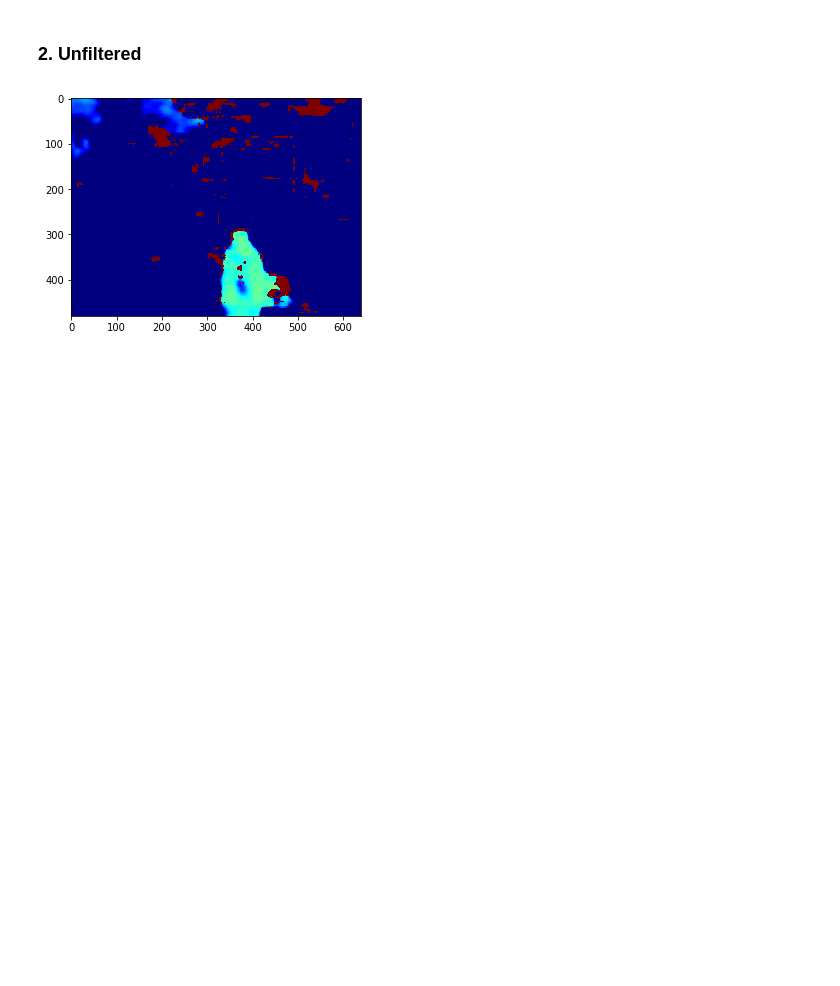
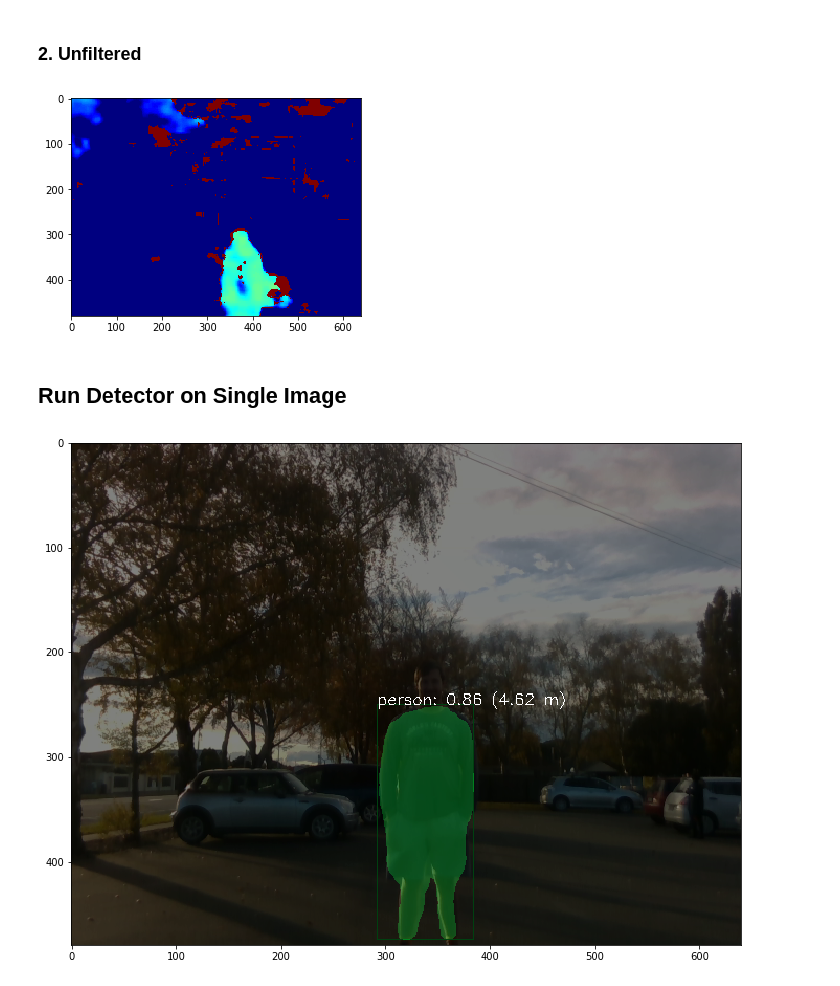
Before and after one commit to adamtupper/pedestrian-proximity-detector, a Jupyter notebook: model_evaluation.ipynb, the cells around one changed output. Saved outputs shown, nothing was run; the diff lists cells and outputs as text; code cells hidden in the pictures; blank space fills up the shorter version.

Commit message:
Update single image detector.

```diff
--- a/model_evaluation.ipynb
+++ b/model_evaluation.ipynb
@@ -76,6 +76,7 @@ predictor = PedestrianPredictor(
 DATA_DIR = '/media/adam/HDD Storage/Datasets/lighting-eval-data/'
 # %%
 condition_dirs = [d.split('/')[-2] for d in glob.glob(os.path.join(DATA_DIR, '*/'))]
+condition_dirs =
 
 for condition_dir in condition_dirs:
     image_paths = [f for f in glob.glob(os.path.join(DATA_DIR, condition_dir, '*Color*'))]
@@ -136,9 +134,0 @@ Fill Rate: 0.989 (0.004)         [overcast_5m]
-# %%
-colour_path = '/media/adam/HDD Storage/Datasets/lighting-eval-data/direct_sunlight_4m/direct_sunlight_4m_Color_243.png'
-depth_path = '/media/adam/HDD Storage/Datasets/lighting-eval-data/direct_sunlight_4m/direct_sunlight_4m_Depth_243.png'
-colour_image = cv.imread(colour_path)
-depth_image = cv.cvtColor(cv.imread(depth_path), cv.COLOR_RGB2GRAY)
-detector_result = predictor.run_on_opencv_image(colour_image, depth_image * depth_scale)
-plt.figure(figsize=(7.5, 7.5))
-plt.imshow(detector_result)
-plt.show()
@@ -267,3 +255,18 @@ plt.imshow(depth_colormap)
 plt.show()
 # %% [output]
 [figure]
+# %% [markdown]
+## Run Detector on Single Image
+# %%
+bag = '/media/adam/HDD Storage/Datasets/lighting-eval-data/overcast_4m.bag'
+colour_path = '/media/adam/HDD Storage/Datasets/lighting-eval-data/overcast_4m/overcast_4m_Color_700.png'
+colour_image = cv.imread(colour_path)
+depth_map = fetch_depth_map(bag, 700)
+
+detector_result = predictor.run_on_opencv_image(colour_image, depth_map)
+
+plt.figure(figsize=(12, 12))
+plt.imshow(detector_result)
+plt.show()
+# %% [output]
+[figure, added]
```
Also changed, not shown: parts of 3 cells of this notebook.
